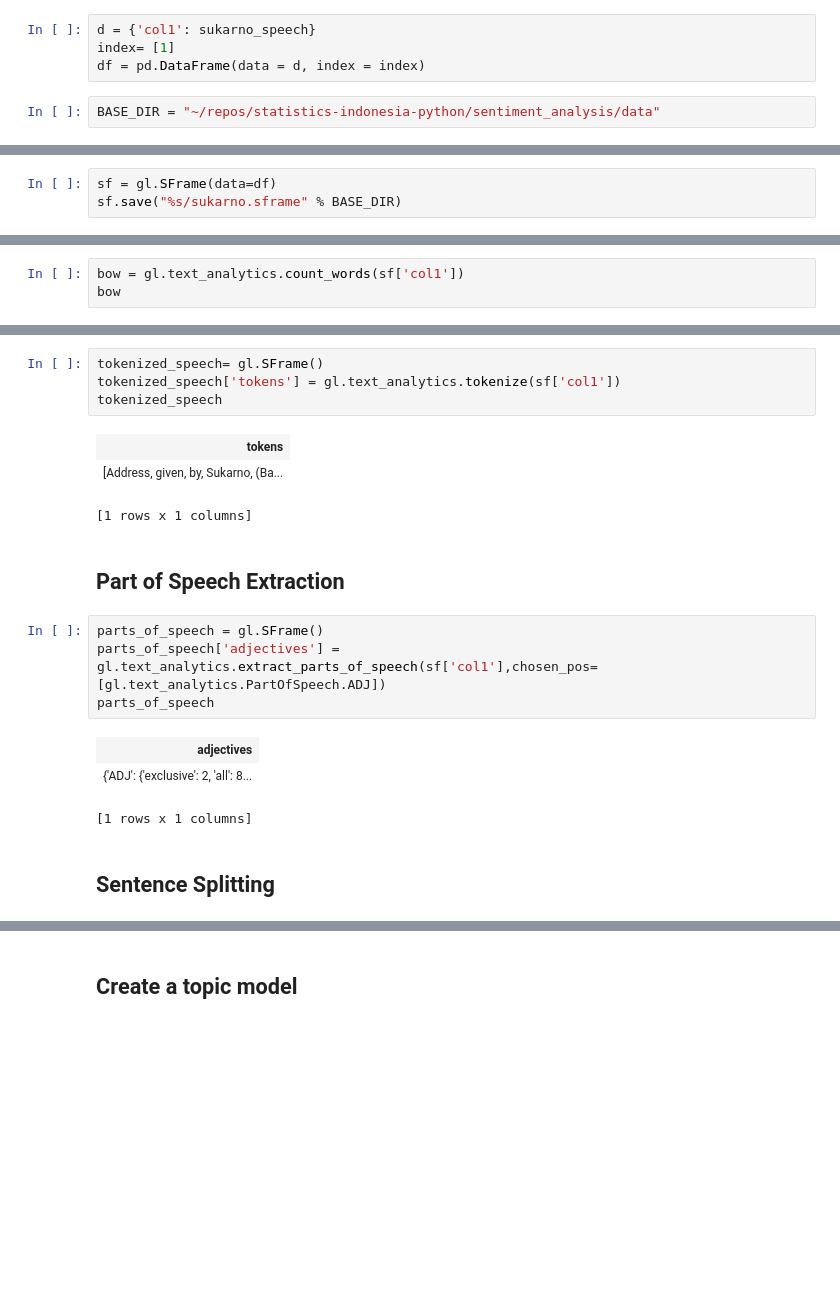
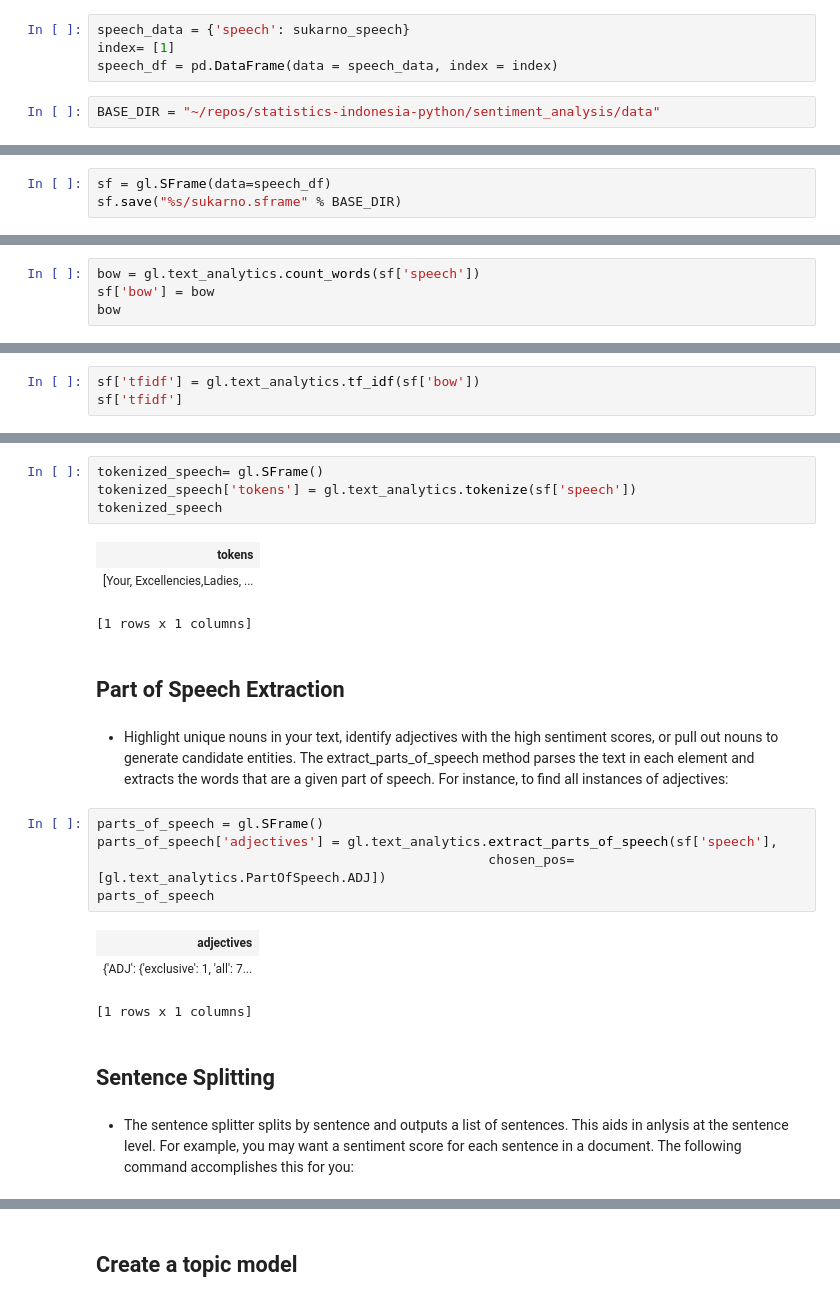
Before and after one commit to kpolimis/statistics-indonesia-python, a Jupyter notebook: notebooks/sukarno_speech_analysis.ipynb, the cells around one changed output, grey strips where cells are left out. Saved outputs shown, nothing was run; the diff lists cells and outputs as text; blank space fills up the shorter version.

Commit message:
revised documentation in sukarno speech notebook and related files. renamed sentiment analysis folder to text analysis

```diff
--- a/notebooks/sukarno_speech_analysis.ipynb
+++ b/notebooks/sukarno_speech_analysis.ipynb
@@ -20,6 +33,6 @@ sukarno_speech[1167:2009]
 # %%
-d = {'col1': sukarno_speech}
+speech_data = {'speech': sukarno_speech}
 index= [1]
-df = pd.DataFrame(data = d, index = index)
+speech_df = pd.DataFrame(data = speech_data, index = index)
 # %%
 BASE_DIR = "~/repos/statistics-indonesia-python/sentiment_analysis/data"
@@ -28,4 +46,4 @@ for more info on text analysis with turi sframes see this [documentation](https:
 # %%
-sf = gl.SFrame(data=df)
+sf = gl.SFrame(data=speech_df)
 sf.save("%s/sukarno.sframe" % BASE_DIR)
 # %% [output]
@@ -33,6 +51,7 @@ sf.save("%s/sukarno.sframe" % BASE_DIR)
 This non-commercial license of GraphLab Create for academic use is assigned to kpolimis@u.washington.edu and will expire on July 29, 2017.
 # %%
-bow = gl.text_analytics.count_words(sf['col1'])
+bow = gl.text_analytics.count_words(sf['speech'])
+sf['bow'] = bow
 bow
 # %% [output]
 dtype: dict
@@ -40,0 +70,3 @@ Rows: 1
+# %%
+sf['tfidf'] = gl.text_analytics.tf_idf(sf['bow'])
+sf['tfidf']
@@ -41,22 +112,32 @@ Rows: 1
 # %%
 tokenized_speech= gl.SFrame()
-tokenized_speech['tokens'] = gl.text_analytics.tokenize(sf['col1'])
+tokenized_speech['tokens'] = gl.text_analytics.tokenize(sf['speech'])
 tokenized_speech
 # %% [output]
 | tokens |
-| [Address, given, by, Sukarno, (Ba... |
+| [Your, Excellencies,Ladies, ... |
 [1 rows x 1 columns]
 # %% [markdown]
 ## Part of Speech Extraction
+# %% [markdown]
+* Highlight unique nouns in your text, identify adjectives with the high sentiment scores, or pull out nouns to generate candidate entities.
+The extract_parts_of_speech method parses the text in each element and extracts the words that are a given part of speech.
+For instance, to find all instances of adjectives:
 # %%
 parts_of_speech = gl.SFrame()
-parts_of_speech['adjectives'] = gl.text_analytics.extract_parts_of_speech(sf['col1'],chosen_pos=[gl.text_analytics.PartOfSpeech.ADJ])
+parts_of_speech['adjectives'] = gl.text_analytics.extract_parts_of_speech(sf['speech'],
+                                                  chosen_pos=[gl.text_analytics.PartOfSpeech.ADJ])
 parts_of_speech
 # %% [output]
 | adjectives |
-| {'ADJ': {'exclusive': 2, 'all': 8... |
+| {'ADJ': {'exclusive': 1, 'all': 7... |
 [1 rows x 1 columns]
 # %% [markdown]
 ## Sentence Splitting
+# %% [markdown]
+* The sentence splitter splits by sentence and outputs a list of sentences.
+This aids in anlysis at the sentence level.
+For example, you may want a sentiment score for each sentence in a document.
+The following command accomplishes this for you:
 # %%
 sentences = gl.SFrame()
```
Also changed, not shown: parts of 39 cells of this notebook, 34 other files.
